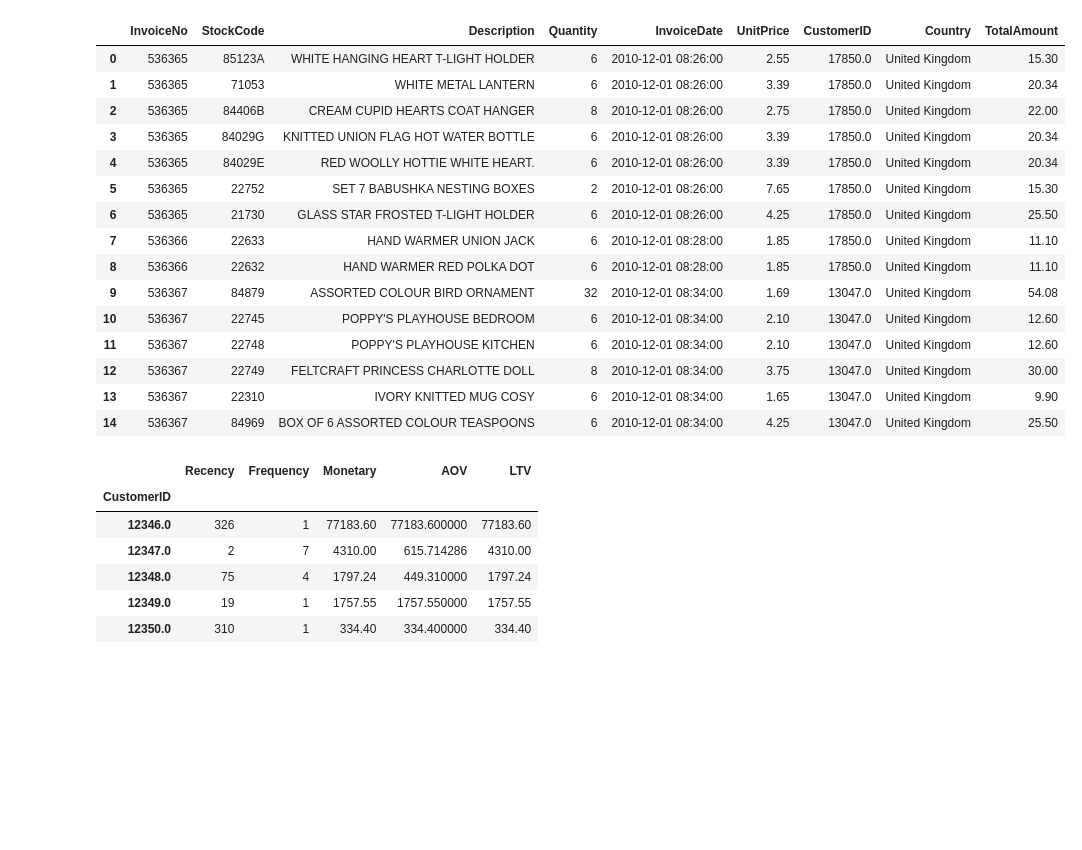
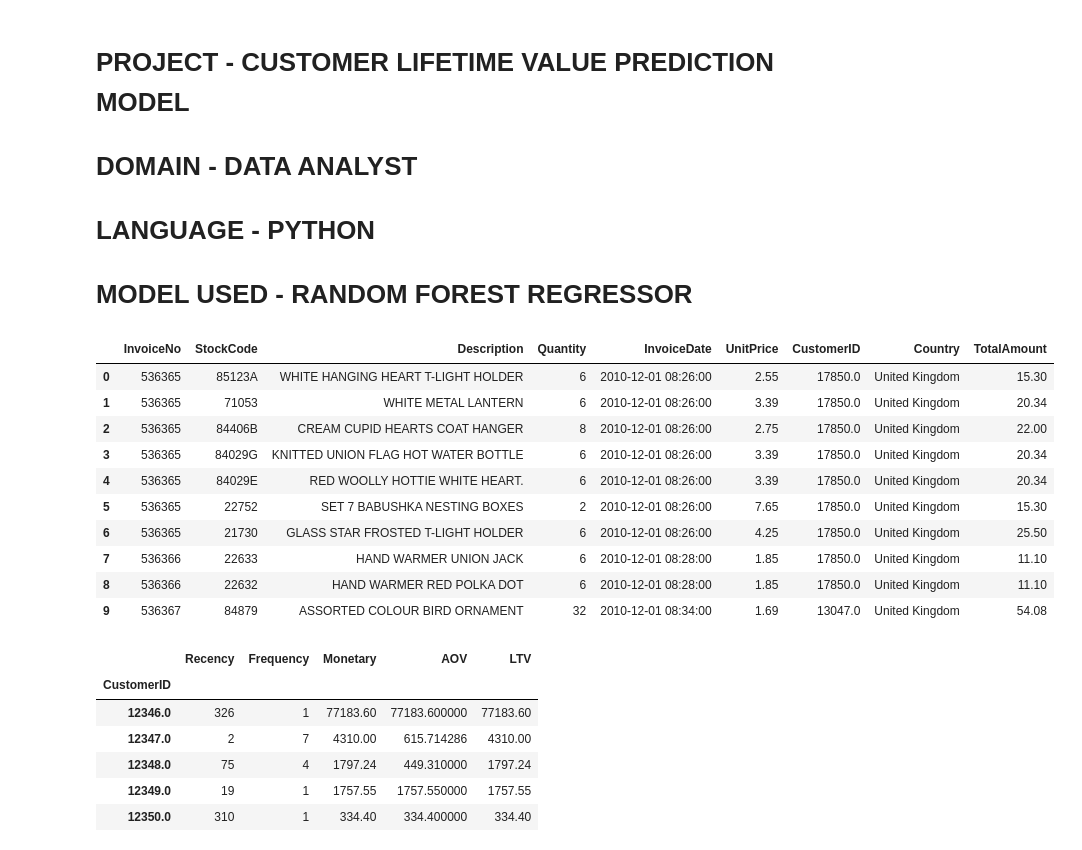
Before and after one commit to ChitrarthVasdev/PROJECT-Customer-Lifetime-Value-Prediction-Model, a Jupyter notebook: Project_CLV_Prediction_Code_File.ipynb, the cells around one changed output. Drawn from its saved outputs; the diff is of its cells as text; code cells hidden in the pictures; blank space fills up the shorter version.

```diff
--- a/Project_CLV_Prediction_Code_File.ipynb
+++ b/Project_CLV_Prediction_Code_File.ipynb
@@ -1,5 +1,13 @@
 # %% [markdown]
 <a href="https://colab.research.google.com/github/ChitrarthVasdev/PROJECT-Customer-Lifetime-Value-Prediction-Model/blob/main/Project_CLV_Prediction_Code_File.ipynb" target="_parent"><img src="https://colab.research.google.com/assets/colab-badge.svg" alt="Open In Colab"/></a>
+# %% [markdown]
+# PROJECT - CUSTOMER LIFETIME VALUE PREDICTION MODEL
+
+# DOMAIN - DATA ANALYST
+
+# LANGUAGE - PYTHON
+
+# MODEL USED - RANDOM FOREST REGRESSOR
 # %%
 import pandas as pd
 
@@ -18,22 +26,17 @@ df['InvoiceDate'] = pd.to_datetime(df['InvoiceDate'])
 # Create a new column for TotalAmount
 df['TotalAmount'] = df['Quantity'] * df['UnitPrice']
 # %%
-df.head(15)
+df.head(10)
 # %% [output]
 |  | InvoiceNo | StockCode | Description | Quantity | InvoiceDate | UnitPrice | CustomerID | Country | TotalAmount |
 | 0 | 536365 | 85123A | WHITE HANGING HEART T-LIGHT HOLDER | 6 | 2010-12-01 08:26:00 | 2.55 | 17850.0 | United Kingdom | 15.30 |
 | 1 | 536365 | 71053 | WHITE METAL LANTERN | 6 | 2010-12-01 08:26:00 | 3.39 | 17850.0 | United Kingdom | 20.34 |
 | 2 | 536365 | 84406B | CREAM CUPID HEARTS COAT HANGER | 8 | 2010-12-01 08:26:00 | 2.75 | 17850.0 | United Kingdom | 22.00 |
 | 3 | 536365 | 84029G | KNITTED UNION FLAG HOT WATER BOTTLE | 6 | 2010-12-01 08:26:00 | 3.39 | 17850.0 | United Kingdom | 20.34 |
 | 4 | 536365 | 84029E | RED WOOLLY HOTTIE WHITE HEART. | 6 | 2010-12-01 08:26:00 | 3.39 | 17850.0 | United Kingdom | 20.34 |
 | 5 | 536365 | 22752 | SET 7 BABUSHKA NESTING BOXES | 2 | 2010-12-01 08:26:00 | 7.65 | 17850.0 | United Kingdom | 15.30 |
 | 6 | 536365 | 21730 | GLASS STAR FROSTED T-LIGHT HOLDER | 6 | 2010-12-01 08:26:00 | 4.25 | 17850.0 | United Kingdom | 25.50 |
 | 7 | 536366 | 22633 | HAND WARMER UNION JACK | 6 | 2010-12-01 08:28:00 | 1.85 | 17850.0 | United Kingdom | 11.10 |
 | 8 | 536366 | 22632 | HAND WARMER RED POLKA DOT | 6 | 2010-12-01 08:28:00 | 1.85 | 17850.0 | United Kingdom | 11.10 |
 | 9 | 536367 | 84879 | ASSORTED COLOUR BIRD ORNAMENT | 32 | 2010-12-01 08:34:00 | 1.69 | 13047.0 | United Kingdom | 54.08 |
-| 10 | 536367 | 22745 | POPPY'S PLAYHOUSE BEDROOM | 6 | 2010-12-01 08:34:00 | 2.10 | 13047.0 | United Kingdom | 12.60 |
-| 11 | 536367 | 22748 | POPPY'S PLAYHOUSE KITCHEN | 6 | 2010-12-01 08:34:00 | 2.10 | 13047.0 | United Kingdom | 12.60 |
-| 12 | 536367 | 22749 | FELTCRAFT PRINCESS CHARLOTTE DOLL | 8 | 2010-12-01 08:34:00 | 3.75 | 13047.0 | United Kingdom | 30.00 |
-| 13 | 536367 | 22310 | IVORY KNITTED MUG COSY | 6 | 2010-12-01 08:34:00 | 1.65 | 13047.0 | United Kingdom | 9.90 |
-| 14 | 536367 | 84969 | BOX OF 6 ASSORTED COLOUR TEASPOONS | 6 | 2010-12-01 08:34:00 | 4.25 | 13047.0 | United Kingdom | 25.50 |
 # %%
```
Also changed, not shown: parts of 1 cell of this notebook.
